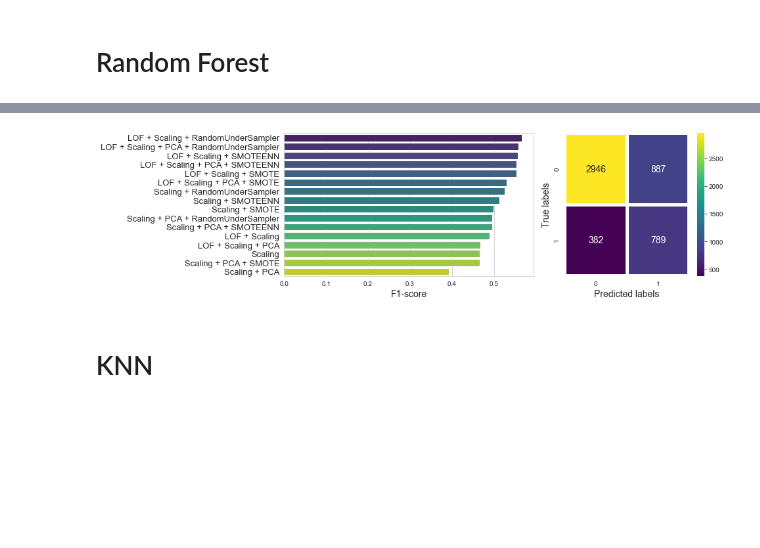
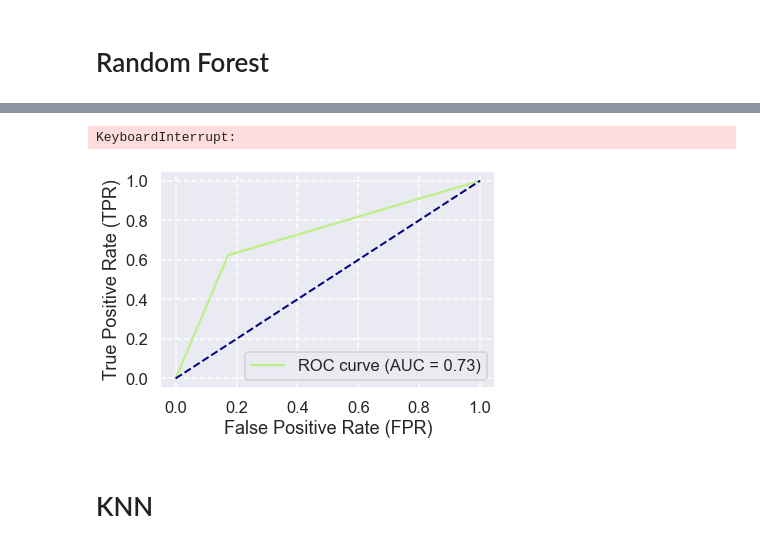
Before and after one commit to francescodisalvo05/credit-card-default, a Jupyter notebook: notebooks/Preprocessing+Models+Charts.ipynb, the cells around one changed output, grey strips where cells are left out. Cells and saved outputs as stored; diff of their text form; code cells hidden in the pictures; blank space fills up the shorter version.

```diff
--- a/notebooks/Preprocessing+Models+Charts.ipynb
+++ b/notebooks/Preprocessing+Models+Charts.ipynb
@@ -17,6 +17,7 @@ from sklearn.neighbors import LocalOutlierFactor
 from sklearn.ensemble import RandomForestClassifier
 from sklearn.svm import SVC
 from sklearn.neighbors import KNeighborsClassifier
+from sklearn.linear_model import LogisticRegression
 
 from imblearn.pipeline import make_pipeline  as imb_make_pipeline
 from sklearn.pipeline import make_pipeline
@@ -31,7 +32,7 @@ from prettytable import PrettyTable
 from collections import Counter
 
 %matplotlib inline
-sns.set_style('whitegrid')
+sns.set_style('darkgrid')
 
 import warnings
 warnings.filterwarnings("ignore")
@@ -138,3 +162,7 @@ def outliers_lof(X,y, n_neighbors=20):
     y = y[outliers == 1]
 
     return X, y
+# %%
+y, X = df["default payment next month"], df.drop("default payment next month", axis=1)
+X_2, y_2 = outliers_iqr(X,y)
+X_3, y_3 = outliers_lof(X,y)
@@ -323,9 +352,44 @@ Done 16/16
 # %%
+sns.set_style('darkgrid')
 plt_rf = plot_summary(results_rf,y_pred_rf, y_test_rf)
 plt_rf.savefig('../images/18-rf_results.svg')
 plt_rf.show()
-# %% [output]
-[figure, removed]
+# %%
+# outliers_option, scaling, pca, resampling = curr_test
+# SET ALL COMBINATIONS
+
+pca_options = [None]
+scaling = [True]
+outliers_options = ["lof"]
+resampling_options = [None, under_s, over_s, smoteenn]
+
+tests = []
+
+for o in outliers_options:
+    for s in scaling:
+        for p in pca_options:
+            for r in resampling_options:
+                tests.append([o,s,p,r])
+
+# outliers_option, scaling, pca, resampling = curr_test
+results_rf, y_pred_rf, y_test_rf = training_pipeline(df, tests, models["rf"], param_grids["rf"])
+# %% [output]
+KeyboardInterrupt:
+# %%
+sns.set('talk', 'darkgrid',
+        rc={'grid.linestyle': '--'})
+
+fpr, tpr, _ = roc_curve(y_test_rf,y_pred_rf)
+roc_auc = auc(fpr, tpr)
+plt.plot(fpr, tpr, color='#bfef88',label='ROC curve (AUC = %0.2f)' % roc_auc)
+plt.plot([0, 1], [0, 1], color='navy', lw=lw, linestyle='--')
+plt.xlabel('False Positive Rate (FPR)')
+plt.ylabel('True Positive Rate (TPR)')
+
+plt.legend(loc="lower right")
+plt.show()
+# %% [output]
+[figure, added]
 # %% [markdown]
 # KNN
 # %%
```
Also changed, not shown: parts of 14 cells of this notebook.
